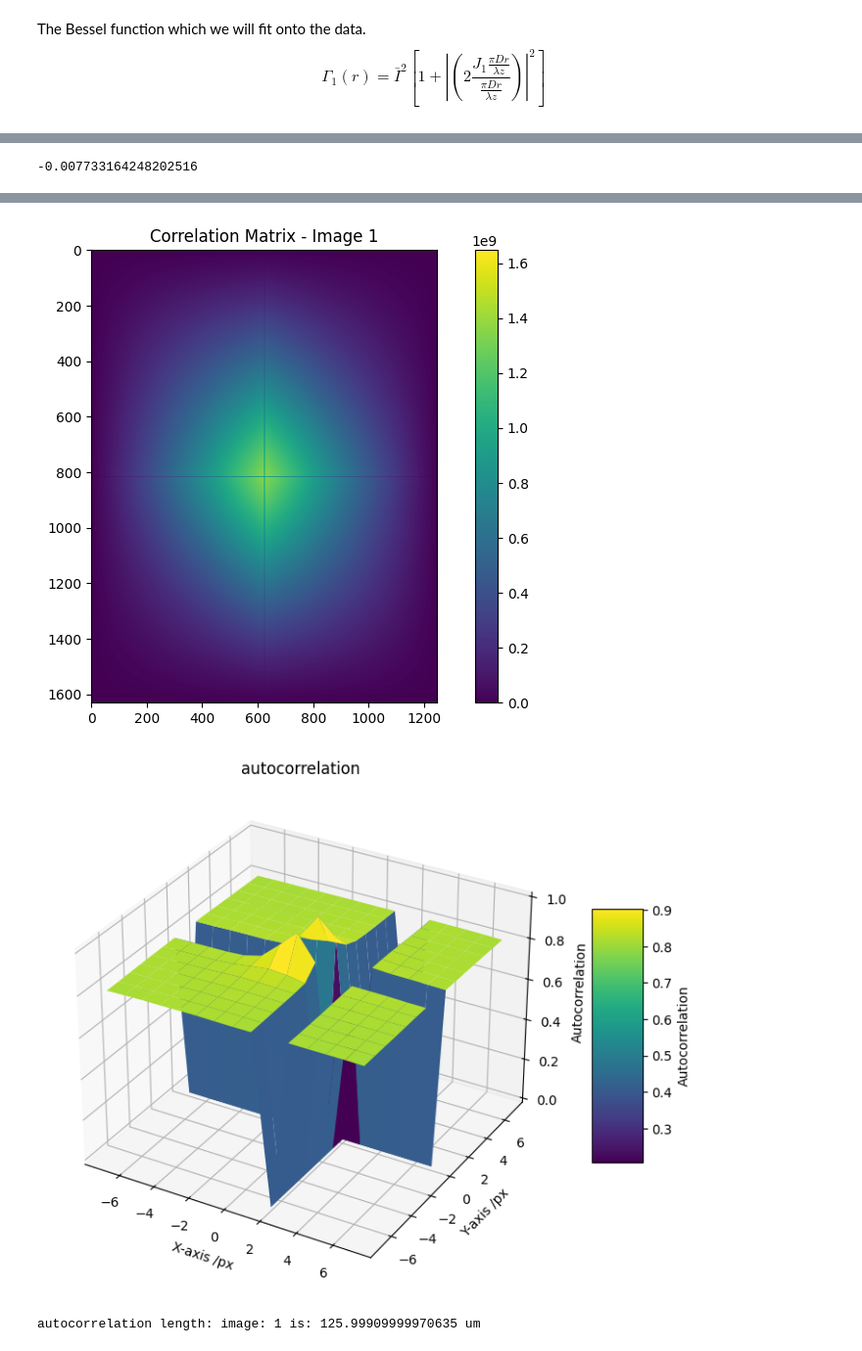
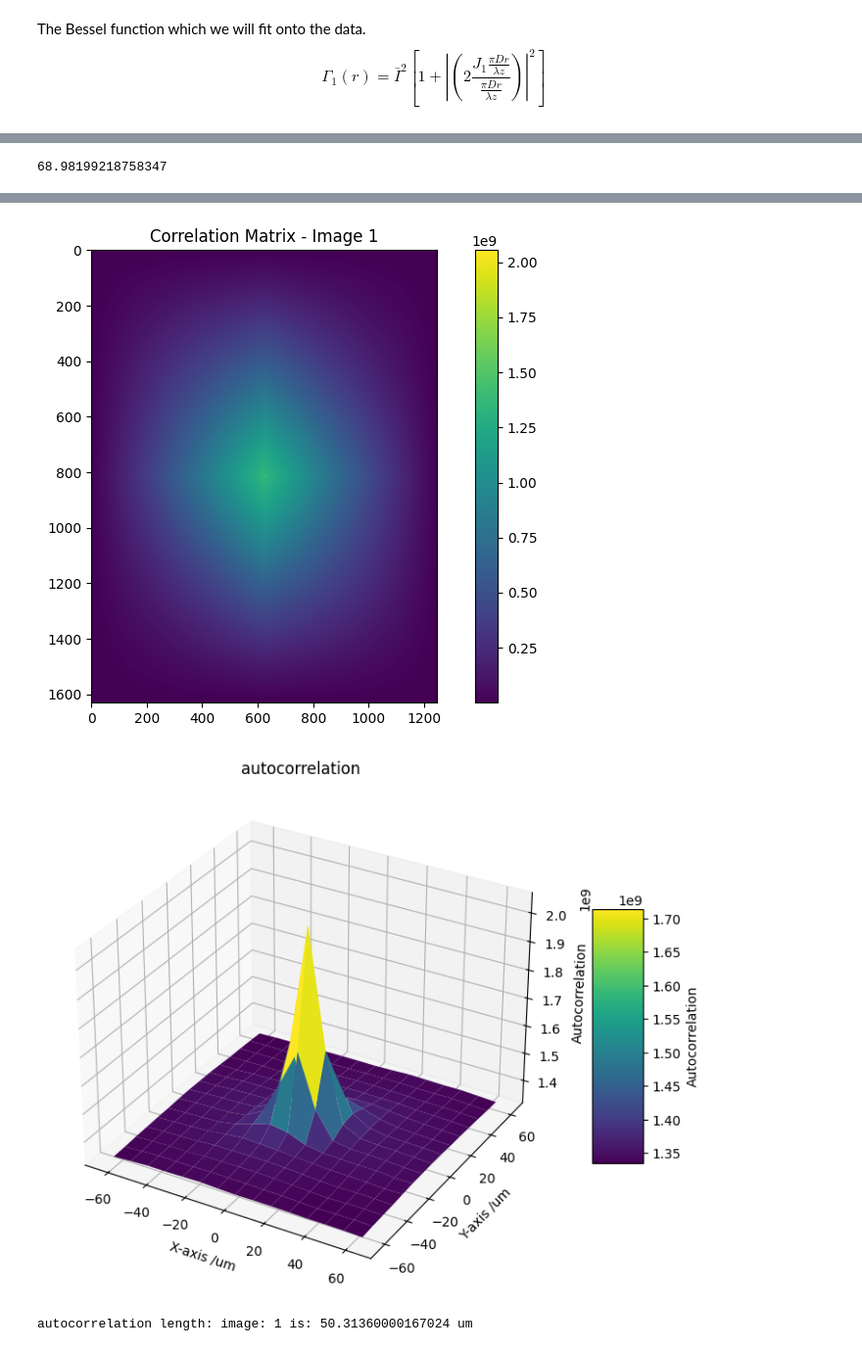
Before and after one commit to specimen-n1l3/speckle-analysis, a Jupyter notebook: final.ipynb, the cells around one changed output, grey strips where cells are left out. Shown at 98% size. Drawn from its saved outputs; the diff is of its cells as text; code cells hidden in the pictures.

```diff
--- a/final.ipynb
+++ b/final.ipynb
@@ -8,9 +8,9 @@ PLOT_NORMALISED_HIST = True
 
 CLIP_HIST_DATA = True
 
-PIXELSTRUEUMFALSE = True
+PIXELSTRUEUMFALSE = False
 
-NORMALISE_ALL = True
+NORMALISE_ALL = False
 # %%
 import numpy as np
 import pandas as pd
@@ -250,8 +250,8 @@ def correlate(pic_list):
         correlation_dist_x_fit = correlation_dist_x[max_value_autocorrelation_pos - clip:max_value_autocorrelation_pos + (clip + 1)]
 
         #fit bessel func and plot
-        p0 = [2.2449*10**2, 3.57615*10**2, -1.771, 8.623*10**9]
-        Fitted_parameters_autocorrelation, _ = curve_fit(bessel_function, correlation_dist_x_fit, correlation_plotted_X_fit, p0=p0)
+        p0 = [2.2449*10**2, 3.57615*10**2 * mult, -1.771, 8.623*10**9]
+        Fitted_parameters_autocorrelation, _ = curve_fit(bessel_function, correlation_dist_x_fit, correlation_plotted_X_fit)
         I_ave, B, A, C = Fitted_parameters_autocorrelation
         print(I_ave)
 
@@ -340 +340 @@ correlate(pic_list)
--0.007733164248202516
+68.98199218758347
@@ -345,3 +345,3 @@ FWHM:  13.999899999967372
-[figure, old version]
+[figure, new version]
-[figure, old version]
+[figure, new version]
-autocorrelation length: image: 1 is: 125.99909999970635 um
+autocorrelation length: image: 1 is: 50.31360000167024 um
```
Also changed, not shown: parts of 2 cells of this notebook, 1 other file.
